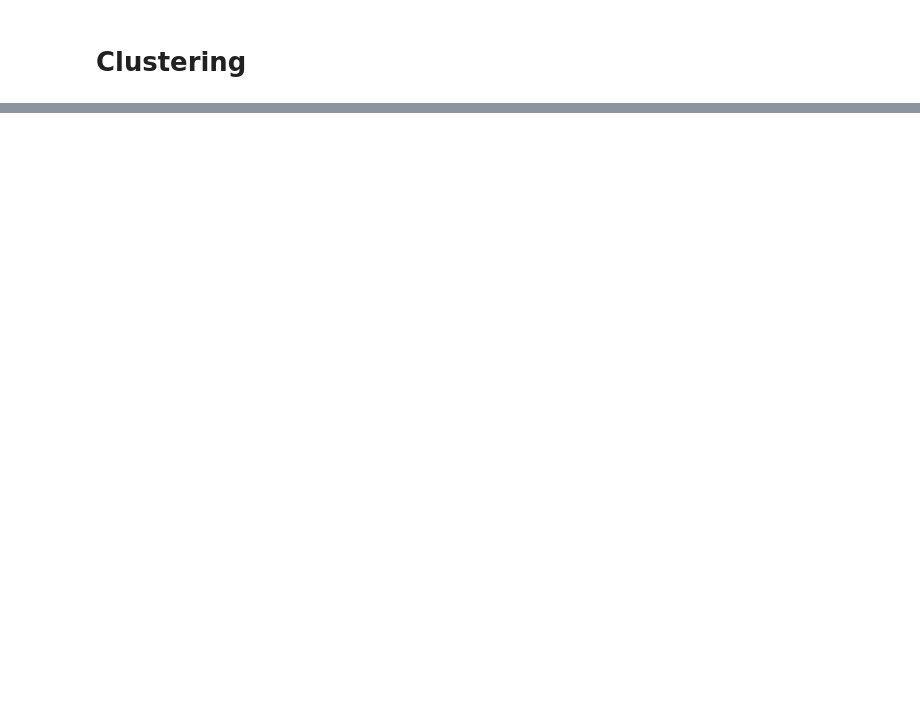
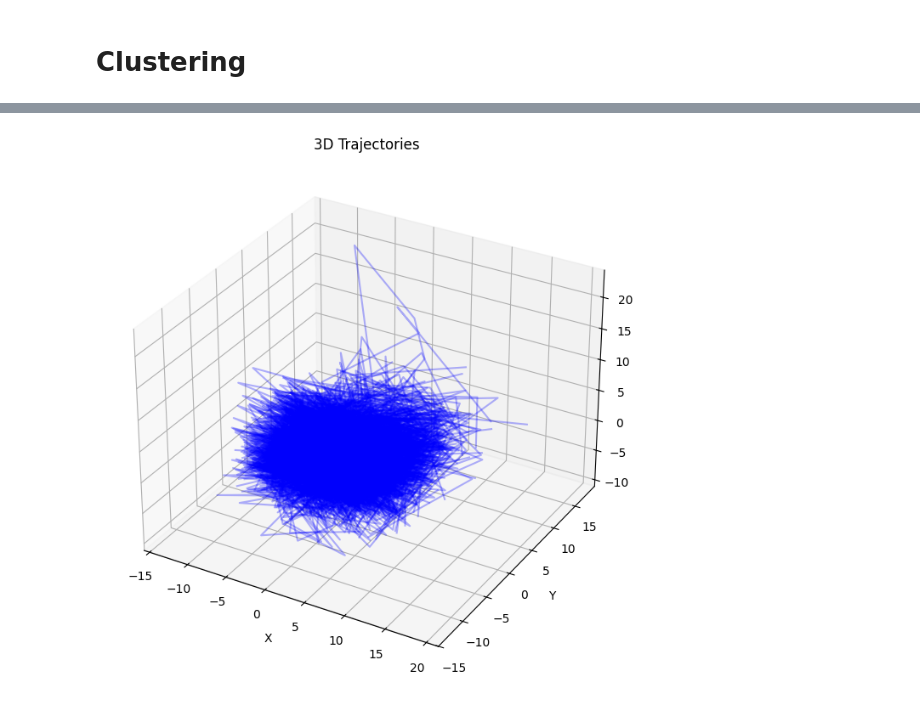
Before and after one commit to clmnlab/CCN_Course, a Jupyter notebook: Tutorial-SpikeTrain/Tutorial_PCA.ipynb, the cells around one changed output, grey strips where cells are left out. Cells and saved outputs as stored; diff of their text form; code cells hidden in the pictures; blank space fills up the shorter version.

```diff
--- a/Tutorial-SpikeTrain/Tutorial_PCA.ipynb
+++ b/Tutorial-SpikeTrain/Tutorial_PCA.ipynb
@@ -144,22 +109,3 @@ for i, window in enumerate(time_range):
     spike_pca_list.append(spike_pca)
     # plot_2PC(window, spike_pca, y)
 spike_pca_traj = np.stack(spike_pca_list, axis=1)
-# %%
-from mpl_toolkits.mplot3d import Axes3D  # 오래된 방식이지만 여전히 사용 가능
-
-
-# 예제 data
-# data = np.random.rand(800, 30, 3)
-
-fig = plt.figure(figsize=(10, 8))
-ax = fig.add_subplot(111, projection='3d')
-
-# 800개의 trajectory를 모두 그림
-for traj in data:
-    ax.plot(traj[:, 0], traj[:, 1], traj[:, 2], alpha=0.3, color='blue')  # alpha로 투명도 조절 가능
-
-ax.set_xlabel('X')
-ax.set_ylabel('Y')
-ax.set_zlabel('Z')
-ax.set_title('3D Trajectories')
-plt.show()
@@ -319,0 +264,15 @@ plt.show()
+# %%
+## 3D Trajectory plot of PCA results
+fig = plt.figure(figsize=(10, 8))
+ax = fig.add_subplot(111, projection='3d')
+
+for traj in spike_pca_traj:
+    ax.plot(traj[:, 0], traj[:, 1], traj[:, 2], alpha=0.3, color='blue')  # alpha로 투명도 조절 가능
+
+ax.set_xlabel('X')
+ax.set_ylabel('Y')
+ax.set_zlabel('Z')
+ax.set_title('3D Trajectories')
+plt.show()
+# %% [output]
+[figure, added]
```
Also changed, not shown: parts of 12 cells of this notebook, 12 other files.
